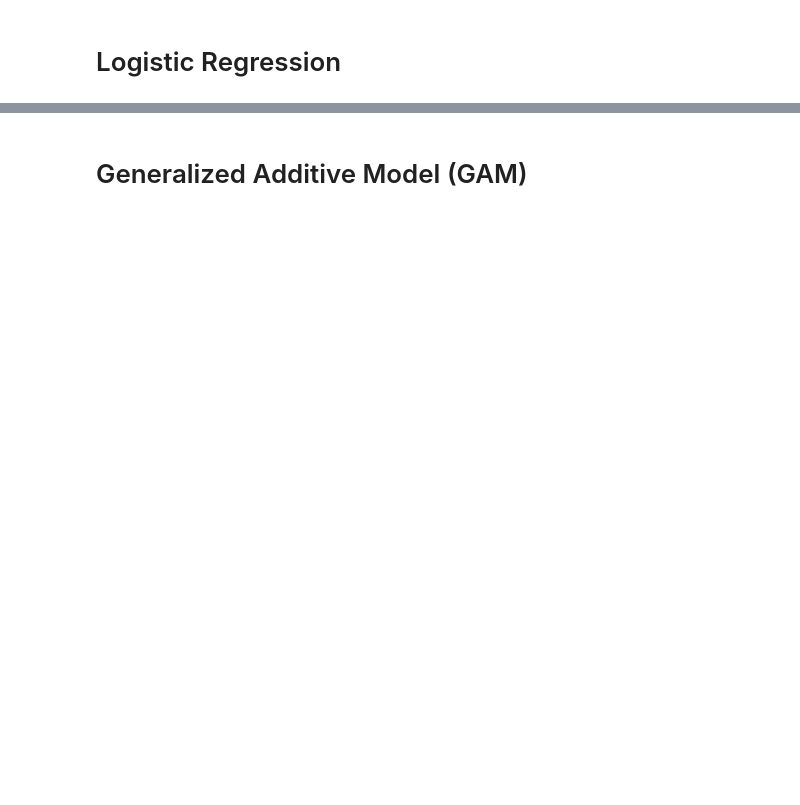
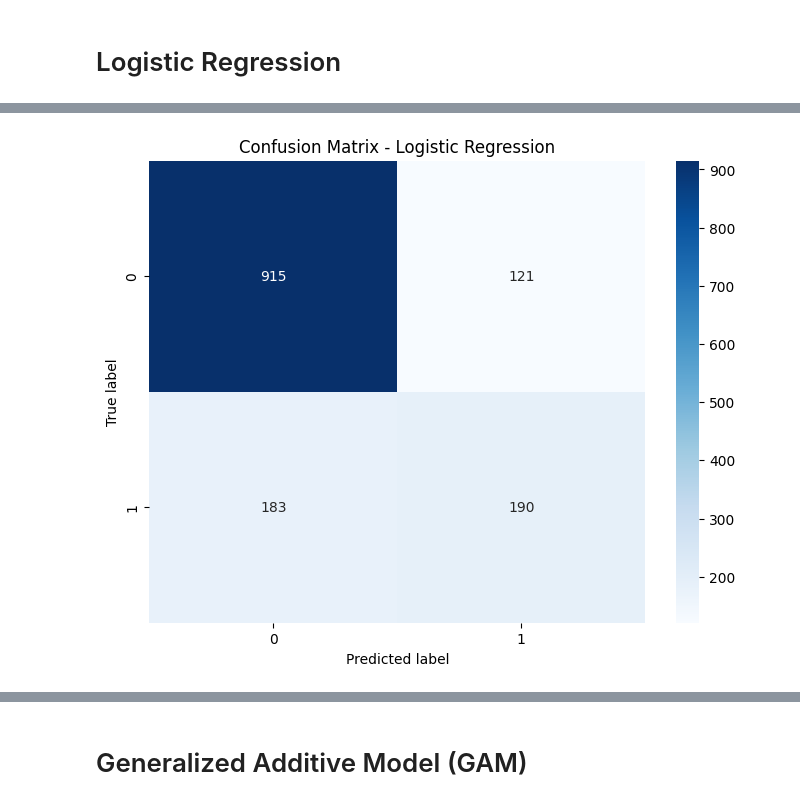
Before and after one commit to farazjawedd/Explainable-AI, a Jupyter notebook: xAI_Assignment_2_Interpretable_ML.ipynb, the cells around one changed output, grey strips where cells are left out. Saved outputs shown, nothing was run; the diff lists cells and outputs as text; code cells hidden in the pictures; blank space fills up the shorter version.

```diff
--- a/xAI_Assignment_2_Interpretable_ML.ipynb
+++ b/xAI_Assignment_2_Interpretable_ML.ipynb
@@ -173,14 +273,2 @@ Mean Squared Error: 0.2226736649483885
 # %% [markdown]
 # Logistic Regression
-# %%
-log_model = LogisticRegression()
-log_model.fit(X_train, y_train)
-
-y_pred = log_model.predict(X_test)
-accuracy = accuracy_score(y_test, y_pred)
-print(f'Accuracy: {accuracy}')
-print(classification_report(y_test, y_pred))
-
-# Interpret coefficients
-log_coefficients = pd.DataFrame({'Feature': X.columns, 'Coefficient': log_model.coef_[0]})
-print(log_coefficients.sort_values('Coefficient', ascending=False))
@@ -211,0 +275,78 @@ weighted avg       0.81      0.81      0.81      1409
+# %%
+# Importing necessary libraries
+import pandas as pd
+import numpy as np
+import matplotlib.pyplot as plt
+import seaborn as sns
+from sklearn.model_selection import train_test_split, cross_val_score
+from sklearn.linear_model import LogisticRegression
+from sklearn.preprocessing import StandardScaler
+from sklearn.metrics import accuracy_score, classification_report, confusion_matrix, roc_curve, auc
+from sklearn.feature_selection import RFE
+
+
+# Define logistic regression models
+models = {
+    'Logistic Regression': LogisticRegression(random_state=42),
+    'L1 Regularized': LogisticRegression(penalty='l1', solver='liblinear', random_state=42),
+    'L2 Regularized': LogisticRegression(penalty='l2', random_state=42)
+}
+
+# Train and evaluate models
+for name, model in models.items():
+    # Fit the model
+    model.fit(X_train_scaled, y_train)
+
+    # Predict on the test set
+    y_pred = model.predict(X_test_scaled)
+
+    # Calculate metrics
+    accuracy = accuracy_score(y_test, y_pred)
+
+    # Perform cross-validation
+    cv_scores = cross_val_score(model, X_train_scaled, y_train, cv=5, scoring='accuracy')
+
+    print(f"\n{name} Results:")
+    print(f"Accuracy: {accuracy:.4f}")
+    print(f"Cross-validation Accuracy: {cv_scores.mean():.4f} (+/- {cv_scores.std() * 2:.4f})")
+    print("\nClassification Report:")
+    print(classification_report(y_test, y_pred))
+
+    # Plot confusion matrix
+    cm = confusion_matrix(y_test, y_pred)
+    plt.figure(figsize=(8, 6))
+    sns.heatmap(cm, annot=True, fmt='d', cmap='Blues')
+    plt.title(f'Confusion Matrix - {name}')
+    plt.ylabel('True label')
+    plt.xlabel('Predicted label')
+    plt.show()
+
+    # Plot ROC curve
+    y_pred_proba = model.predict_proba(X_test_scaled)[:, 1]
+    fpr, tpr, _ = roc_curve(y_test, y_pred_proba)
+    roc_auc = auc(fpr, tpr)
+
+    plt.figure(figsize=(8, 6))
+    plt.plot(fpr, tpr, color='darkorange', lw=2, label=f'ROC curve (AUC = {roc_auc:.2f})')
+    plt.plot([0, 1], [0, 1], color='navy', lw=2, linestyle='--')
+    plt.xlim([0.0, 1.0])
+    plt.ylim([0.0, 1.05])
+    plt.xlabel('False Positive Rate')
+    plt.ylabel('True Positive Rate')
+    plt.title(f'Receiver Operating Characteristic (ROC) Curve - {name}')
+    plt.legend(loc="lower right")
+    plt.show()
+
+# Feature importance for the base Logistic Regression model
+base_model = models['Logistic Regression']
+feature_importance = pd.DataFrame({
+    'feature': X.columns,
+    'importance': abs(base_model.coef_[0])
+})
+feature_importance = feature_importance.sort_values('importance', ascending=False)
+
+plt.figure(figsize=(12, 8))
+sns.barplot(x='importance', y='feature', data=feature_importance.head(15))
+plt.title('Top 15 Feature Importances in Logistic Regression')
+plt.show()
+# %% [output]
@@ -211,0 +366 @@ weighted avg       0.81      0.81      0.81      1409
+[figure, added]
```
Also changed, not shown: parts of 14 cells of this notebook.
